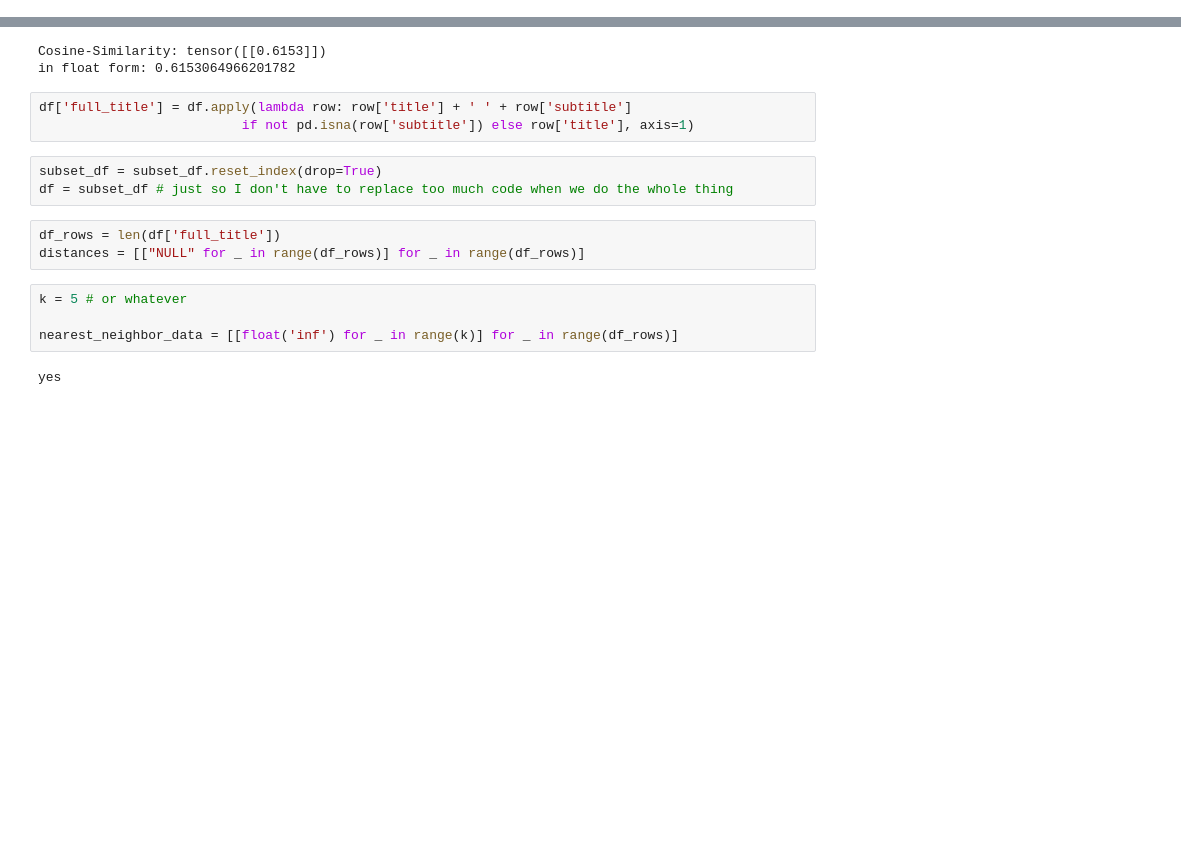
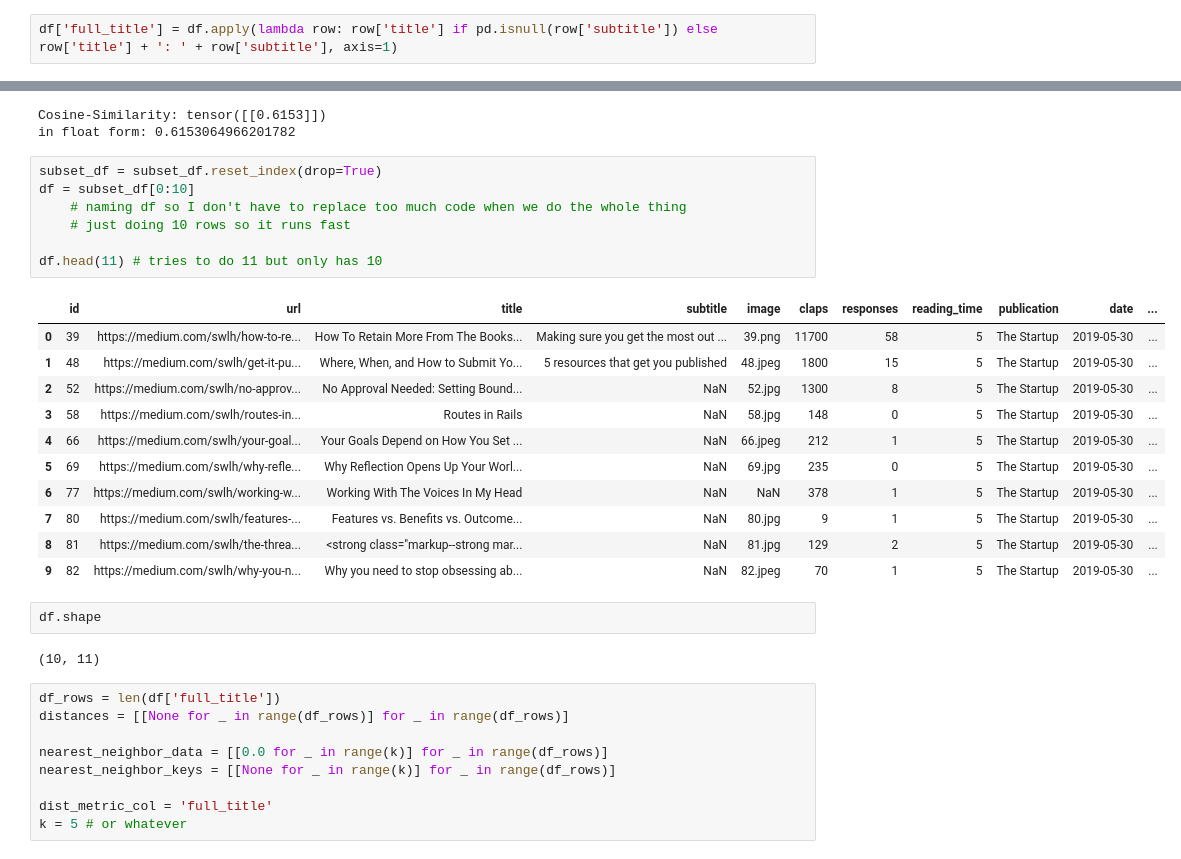
Before and after one commit to Matthew-Berthoud/titles-and-likes-ML, a Jupyter notebook: testing.ipynb, the cells around one changed output, grey strips where cells are left out. Drawn from its saved outputs; the diff is of its cells as text; blank space fills up the shorter version.

```diff
--- a/testing.ipynb
+++ b/testing.ipynb
@@ -48,5 +48,7 @@ publications: ['Towards Data Science', 'UX Collective', 'The Startup', 'The Writ
 40 Better Humans             1
 
 55 UX Collective             1
+# %%
+df['full_title'] = df.apply(lambda row: row['title'] if pd.isnull(row['subtitle']) else row['title'] + ': ' + row['subtitle'], axis=1)
 # %%
 subset_df = df[(df['reading_time'] == 5) & (df['publication'] == 'The Startup')]
@@ -88,19 +99,36 @@ print("in float form:", float(cos_sim))
 # %% [output]
 Cosine-Similarity: tensor([[0.6153]])
 in float form: 0.6153064966201782
-# %%
-df['full_title'] = df.apply(lambda row: row['title'] + ' ' + row['subtitle']
-                          if not pd.isna(row['subtitle']) else row['title'], axis=1)
 # %%
 subset_df = subset_df.reset_index(drop=True)
-df = subset_df # just so I don't have to replace too much code when we do the whole thing
+df = subset_df[0:10]
+    # naming df so I don't have to replace too much code when we do the whole thing
+    # just doing 10 rows so it runs fast
+
+df.head(11) # tries to do 11 but only has 10
+# %% [output]
+|  | id | url | title | subtitle | image | claps | responses | reading_time | publication | date | ... |
+| 0 | 39 | https://medium.com/swlh/how-to-re... | How To Retain More From The Books... | Making sure you get the most out ... | 39.png | 11700 | 58 | 5 | The Startup | 2019-05-30 | ... |
+| 1 | 48 | https://medium.com/swlh/get-it-pu... | Where, When, and How to Submit Yo... | 5 resources that get you published | 48.jpeg | 1800 | 15 | 5 | The Startup | 2019-05-30 | ... |
+| 2 | 52 | https://medium.com/swlh/no-approv... | No Approval Needed: Setting Bound... | NaN | 52.jpg | 1300 | 8 | 5 | The Startup | 2019-05-30 | ... |
+| 3 | 58 | https://medium.com/swlh/routes-in... | Routes in Rails | NaN | 58.jpg | 148 | 0 | 5 | The Startup | 2019-05-30 | ... |
+| 4 | 66 | https://medium.com/swlh/your-goal... | Your Goals Depend on How You Set ... | NaN | 66.jpeg | 212 | 1 | 5 | The Startup | 2019-05-30 | ... |
+| 5 | 69 | https://medium.com/swlh/why-refle... | Why Reflection Opens Up Your Worl... | NaN | 69.jpg | 235 | 0 | 5 | The Startup | 2019-05-30 | ... |
+| 6 | 77 | https://medium.com/swlh/working-w... | Working With The Voices In My Head | NaN | NaN | 378 | 1 | 5 | The Startup | 2019-05-30 | ... |
+| 7 | 80 | https://medium.com/swlh/features-... | Features vs. Benefits vs. Outcome... | NaN | 80.jpg | 9 | 1 | 5 | The Startup | 2019-05-30 | ... |
+| 8 | 81 | https://medium.com/swlh/the-threa... | <strong class="markup--strong mar... | NaN | 81.jpg | 129 | 2 | 5 | The Startup | 2019-05-30 | ... |
+| 9 | 82 | https://medium.com/swlh/why-you-n... | Why you need to stop obsessing ab... | NaN | 82.jpeg | 70 | 1 | 5 | The Startup | 2019-05-30 | ... |
+# %%
+df.shape
+# %% [output]
+(10, 11)
 # %%
 df_rows = len(df['full_title'])
-distances = [["NULL" for _ in range(df_rows)] for _ in range(df_rows)]
+distances = [[None for _ in range(df_rows)] for _ in range(df_rows)]
+
+nearest_neighbor_data = [[0.0 for _ in range(k)] for _ in range(df_rows)]
+nearest_neighbor_keys = [[None for _ in range(k)] for _ in range(df_rows)]
+
+dist_metric_col = 'full_title'
+k = 5 # or whatever
-# %%
-k = 5 # or whatever
-
-nearest_neighbor_data = [[float('inf') for _ in range(k)] for _ in range(df_rows)]
-# %% [output]
-yes
 # %%
```
Also changed, not shown: parts of 9 cells of this notebook.
